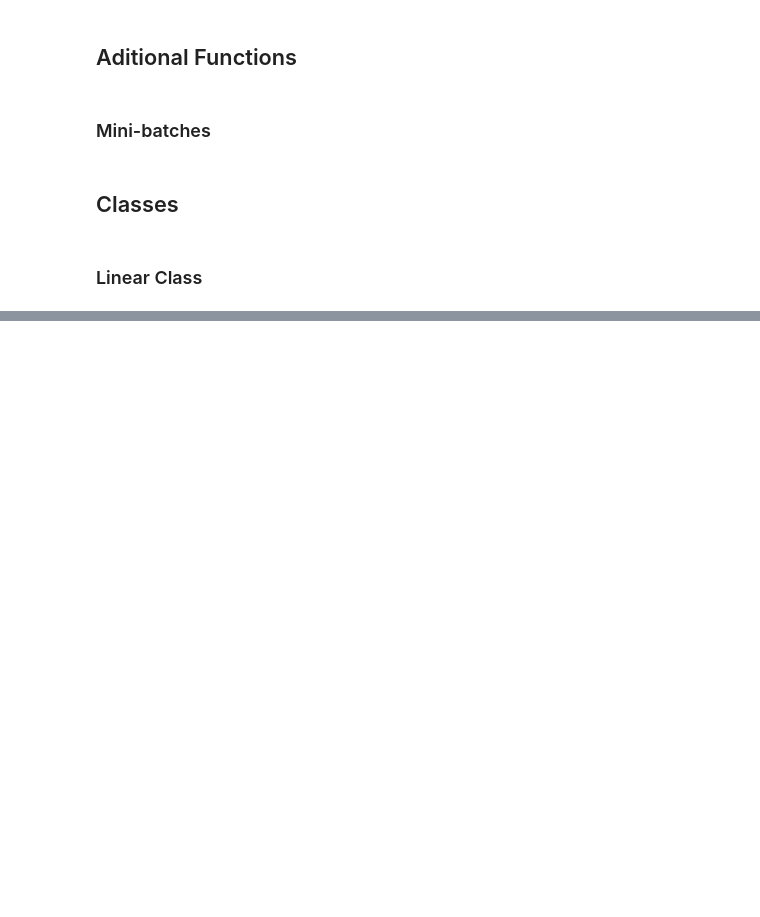
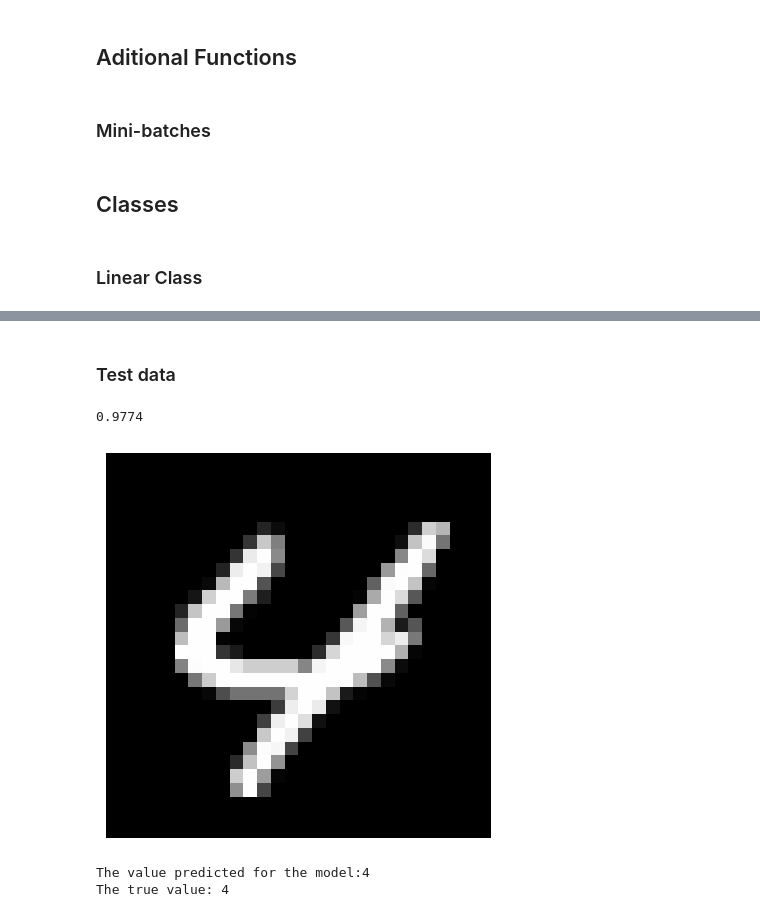
Before and after one commit to PabloSanchez87/NeuralNetwork-Fundamentals-MNIST, a Jupyter notebook: RedNeuronal.ipynb, the cells around one changed output, grey strips where cells are left out. Drawn from its saved outputs; the diff is of its cells as text; code cells hidden in the pictures; blank space fills up the shorter version.

```diff
--- a/RedNeuronal.ipynb
+++ b/RedNeuronal.ipynb
@@ -134,0 +233,19 @@ def create_minibatches(mb_size, x, y, shuffle=True):
+# %%
+def train(model, epochs, mb_size=128, learning_rate = 1e-3):
+    for epoch in range(epochs):
+        for i, (x, y) in enumerate(create_minibatches(mb_size, x_train, y_train)):
+            scores = model(x.T.view(np_tensor))
+            _, cost = softmaxXEntropy(scores, y)
+            model.backward()
+            model.update(learning_rate)
+        print(f'Cost: {cost}, accuracy: {accuracy(x_val, y_val, mb_size)}')
+
+def accuracy(x, y, mb_size):
+    correct = 0
+    total = 0
+    for i, (x,y) in enumerate(create_minibatches(mb_size, x, y)):
+        pred = model(x.T.view(np_tensor))
+        correct += np.sum(np.argmax(pred, axis=0) == y.squeeze())
+        total += pred.shape[1]
+
+    return correct / total
@@ -134,0 +284,18 @@ def create_minibatches(mb_size, x, y, shuffle=True):
+# %%
+model = Sequential_layers(
+    [Linear(784, 512),
+    ReLU(),
+    Linear(512, 256),
+    ReLU(),
+    Linear(256, 128),
+    ReLU(),
+    Linear(128, 64),
+    ReLU(),
+    Linear(64, 10)]
+    )
+
+mb_size = 512
+learning_rate = 1e-4
+epochs = 100
+# %%
+train(model, epochs, mb_size, learning_rate)
@@ -134,0 +320,16 @@ def create_minibatches(mb_size, x, y, shuffle=True):
+# %% [markdown]
+### Test data
+# %%
+print(accuracy(x_test, y_test, mb_size))
+# %% [output]
+0.9774
+# %%
+idx = np.random.randint(len(y_test))
+plot_number(x_test_num[idx])
+pred = model.predict(x_test_num[idx].reshape(-1,1))
+print(f'The value predicted for the model:{pred}')
+print(f'The true value: {y_test[idx][0]}')
+# %% [output]
+[figure, added]
+The value predicted for the model:4
+The true value: 4
```
Also changed, not shown: parts of 16 cells of this notebook.
